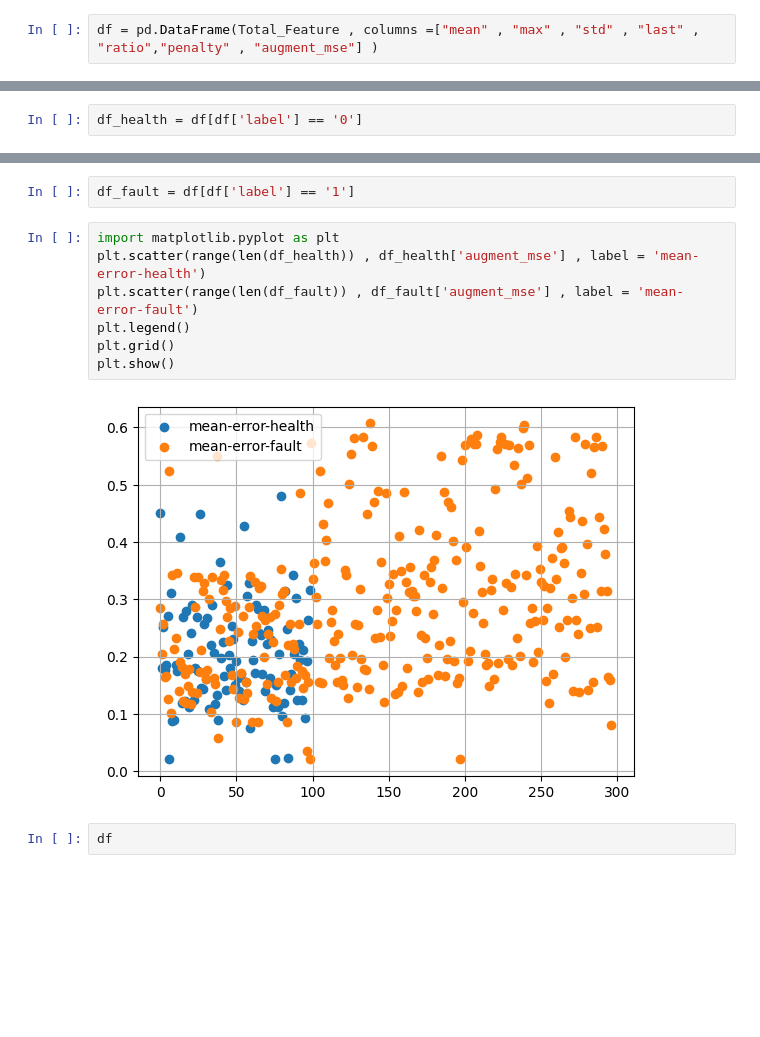
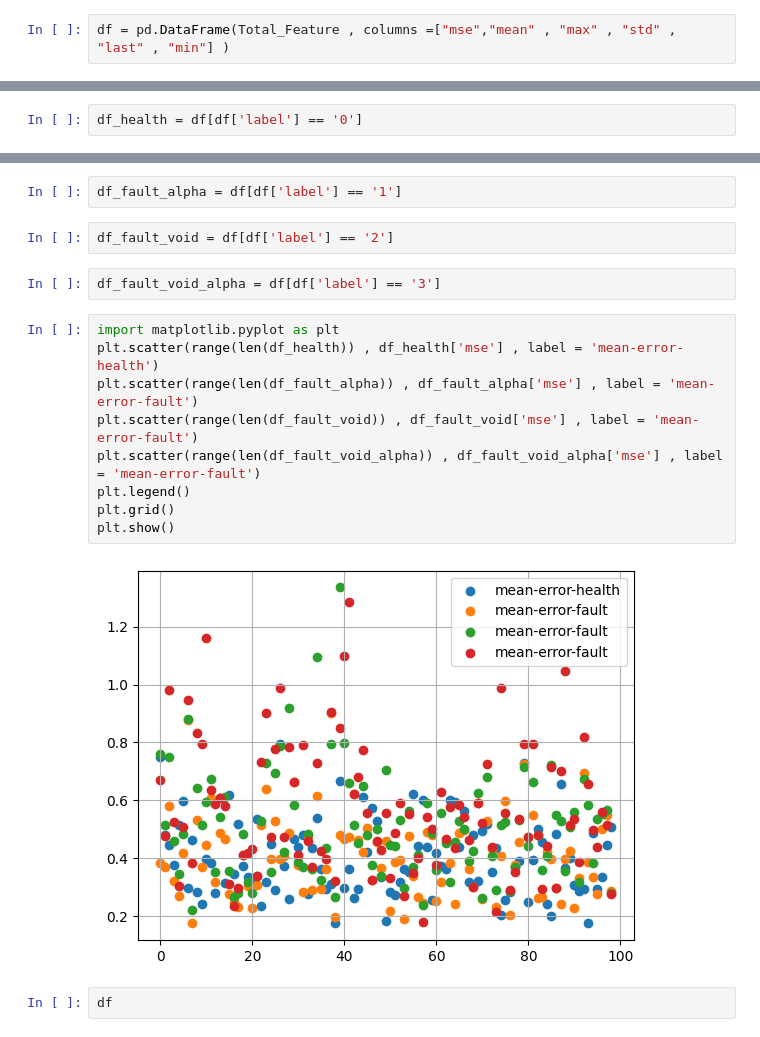
Before and after one commit to ali-talebi/norouz1404, a Jupyter notebook: RNN_2025_09_27_add_faeture_reverse_LSTM.ipynb, the cells around one changed output, grey strips where cells are left out. Cells and saved outputs as stored; diff of their text form; blank space fills up the shorter version.

```diff
--- a/RNN_2025_09_27_add_faeture_reverse_LSTM.ipynb
+++ b/RNN_2025_09_27_add_faeture_reverse_LSTM.ipynb
@@ -793,5 +1021,5 @@ NameError: name 'plot_error_surface' is not defined
 # %%
-df = pd.DataFrame(Total_Feature , columns =["mean" , "max" , "std" , "last" , "ratio","penalty" , "augment_mse"] )
+df = pd.DataFrame(Total_Feature , columns =["mse","mean" , "max" , "std" , "last" , "min"] )
 # %%
 df
 # %% [output]
@@ -847,14 +1075,20 @@ df_health
 # %%
-df_fault = df[df['label'] == '1']
+df_fault_alpha = df[df['label'] == '1']
+# %%
+df_fault_void = df[df['label'] == '2']
+# %%
+df_fault_void_alpha = df[df['label'] == '3']
 # %%
 import matplotlib.pyplot as plt
-plt.scatter(range(len(df_health)) , df_health['augment_mse'] , label = 'mean-error-health')
-plt.scatter(range(len(df_fault)) , df_fault['augment_mse'] , label = 'mean-error-fault')
+plt.scatter(range(len(df_health)) , df_health['mse'] , label = 'mean-error-health')
+plt.scatter(range(len(df_fault_alpha)) , df_fault_alpha['mse'] , label = 'mean-error-fault')
+plt.scatter(range(len(df_fault_void)) , df_fault_void['mse'] , label = 'mean-error-fault')
+plt.scatter(range(len(df_fault_void_alpha)) , df_fault_void_alpha['mse'] , label = 'mean-error-fault')
 plt.legend()
 plt.grid()
 plt.show()
 # %% [output]
-[figure, old version]
+[figure, new version]
 # %%
 df
 # %% [output]
```
Also changed, not shown: parts of 24 cells of this notebook, 1 other file.
